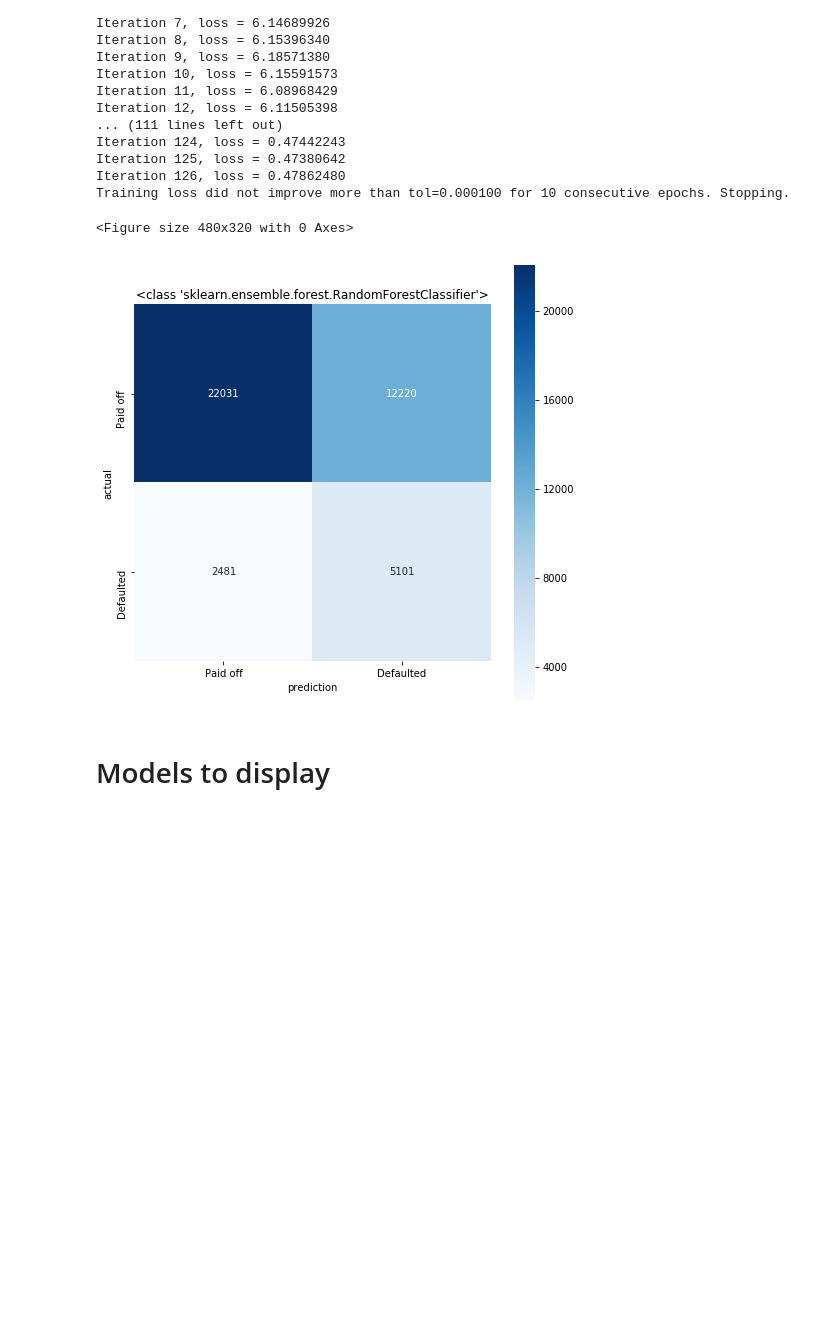
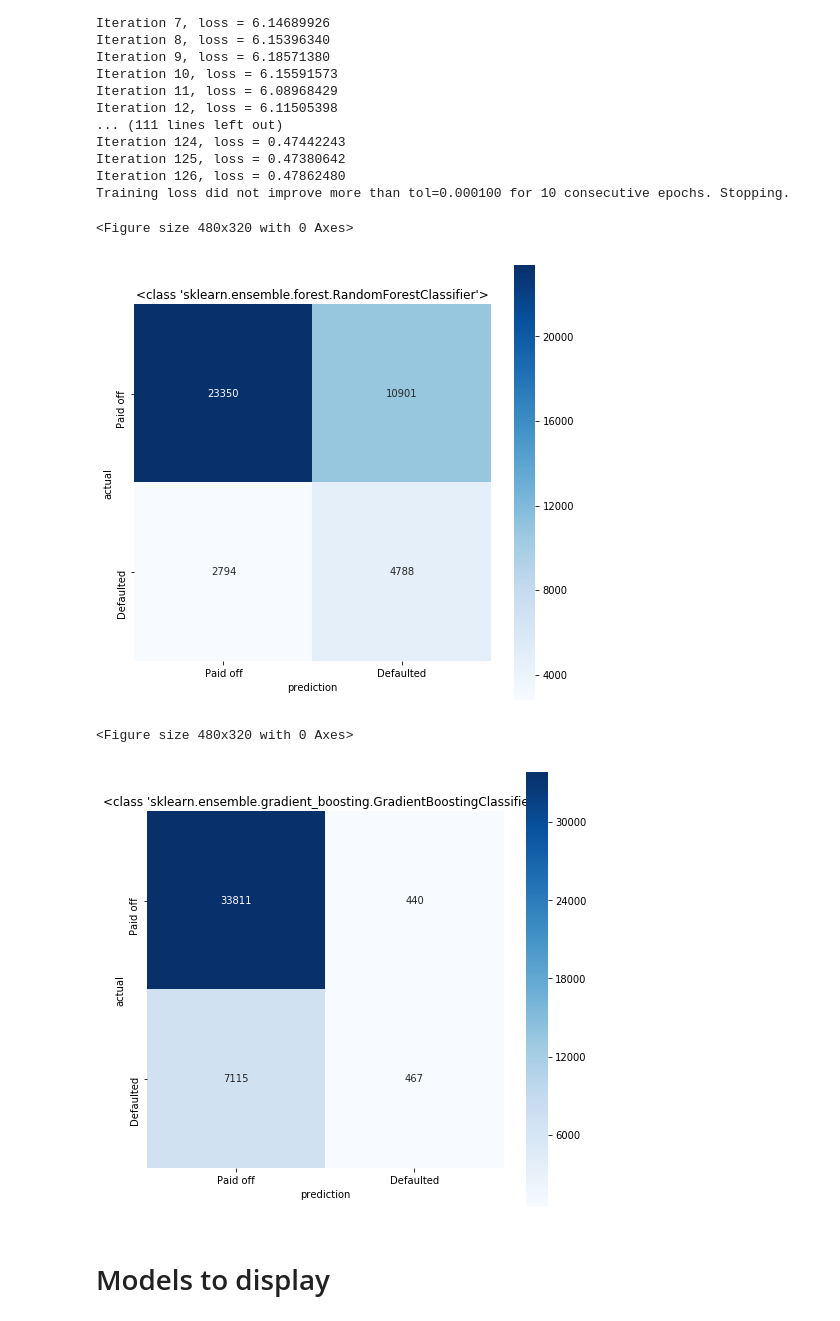
Before and after one commit to jeremyrchow/lending_club_default_model, a Jupyter notebook: EDA.ipynb, the cells around one changed output. Saved outputs shown, nothing was run; the diff lists cells and outputs as text; code cells hidden in the pictures; blank space fills up the shorter version.

```diff
--- a/EDA.ipynb
+++ b/EDA.ipynb
@@ -408,24 +408,27 @@ rfc_b = RandomForestClassifier()
 rfc_b.fit(Xb_train,yb_train)
 predicted_b = rfc_b.predict(Xb_test)
 # %%
-def make_confusion_matrix(model, threshold=.2):
+def make_confusion_matrix(model, threshold=.5):
     # Predict class 1 if probability of being in class 1 is greater than threshold
     # (model.predict(X_test) does this automatically with a threshold of 0.5)
     y_predict = (model.predict_proba(X_test)[:, 1] >= threshold)
     mat_confusion = confusion_matrix(y_test, y_predict)
     plt.figure(dpi=80)
     plt.figure(figsize=(8, 8))
     sns.heatmap(mat_confusion, cmap=plt.cm.Blues, annot=True, square=True, fmt='d',
            xticklabels=['Paid off', 'Defaulted'],
            yticklabels=['Paid off', 'Defaulted']);
     plt.xlabel('prediction')
     plt.ylabel('actual')
     plt.title(str(type(model)))
 cm = pd.DataFrame(confusion_matrix(y_test, predicted))
-make_confusion_matrix(rfc)
+make_confusion_matrix(rfc,.2105)
+make_confusion_matrix(gbc)
 # %% [output]
 <Figure size 480x320 with 0 Axes>
-[figure, old version]
+[figure, new version]
+<Figure size 480x320 with 0 Axes>
+[figure, added]
 # %% [markdown]
 # Models to display
 # %%
```
Also changed, not shown: parts of 7 cells of this notebook.
